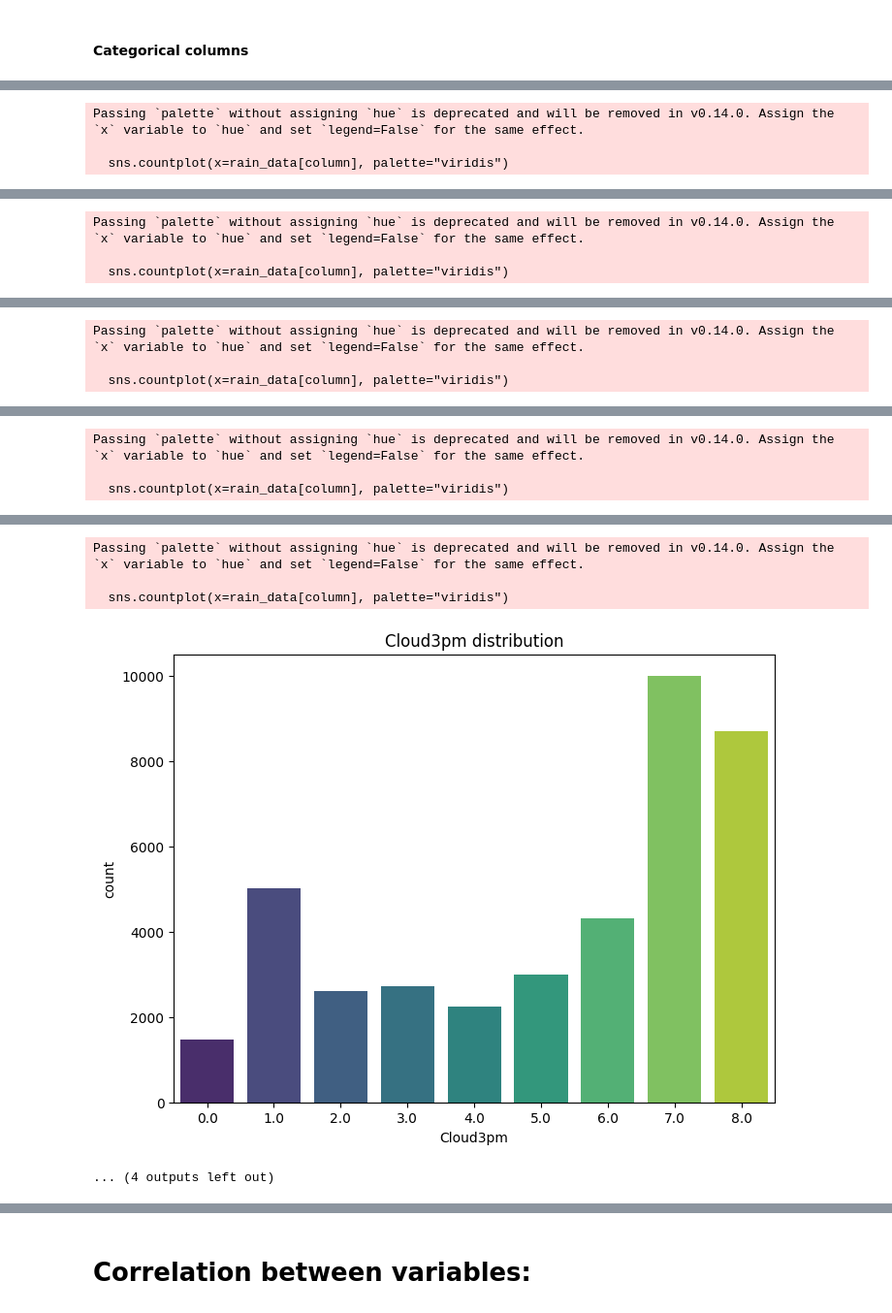
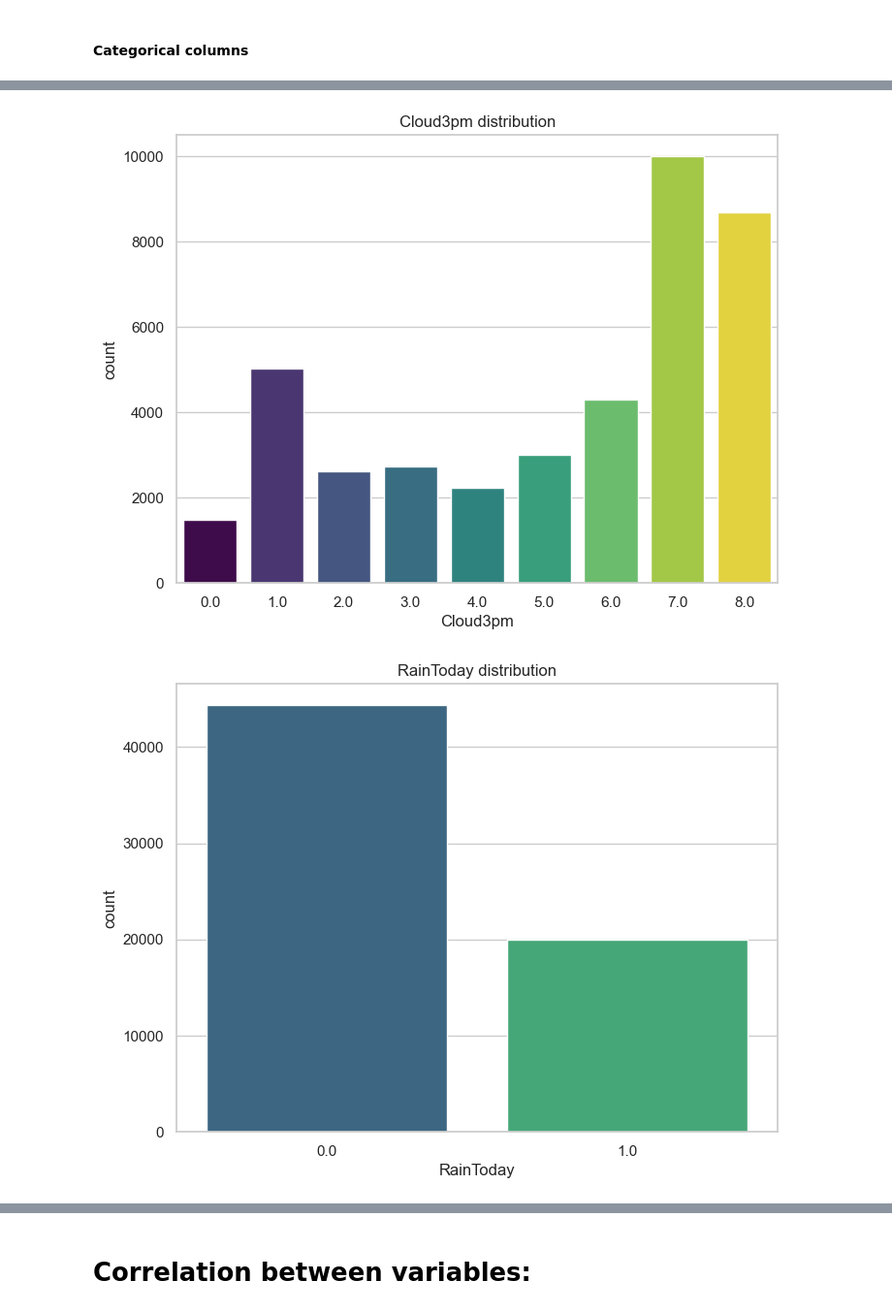
Before and after one commit to rogerbaiges/MLP-Model-Improvement-Project, a Jupyter notebook: src/MLP-improvement.ipynb, the cells around one changed output, grey strips where cells are left out. Shown at 97% size. Saved outputs shown, nothing was run; the diff lists cells and outputs as text; code cells hidden in the pictures.

```diff
--- a/src/MLP-improvement.ipynb
+++ b/src/MLP-improvement.ipynb
@@ -104,16 +104,6 @@ rain_data['Pressure_difference'] = rain_data['Pressure9am'] - rain_data['Pressur
 # Create 'WindSpeed_difference' - difference between morning and afternoon wind speed
 rain_data['WindSpeed_difference'] = rain_data['WindSpeed9am'] - rain_data['WindSpeed3pm']
 
-"""# Create 'TotalSunshine' - potential sunshine duration up to the observed moment
-# Assuming that 'Sunshine' is the observed sunshine and we need to consider days without observation
-rain_data['TotalSunshine'] = rain_data['Sunshine'].fillna(0) * (rain_data['DayOfYear'] / 365)
-
-# Create 'DayOfYear' from 'Month', 'Day', 'Year' to calculate 'TotalSunshine'
-rain_data['DayOfYear'] = pd.to_datetime(rain_data[['Year', 'Month', 'Day']]).dt.dayofyear"""
-
-"""# Create 'IsRainyDay' - binary variable if it rained today
-rain_data['IsRainyDay'] = (rain_data['Rainfall'] > 0).astype(int)"""
-
 # Add a print statement to show the shape of the DataFrame and the newly added columns
 print("Shape of the data:", rain_data.shape)
 print("Newly added columns:", [col for col in rain_data.columns if 'difference' in col or 'TotalSunshine' in col or 'IsRainyDay' in col])
@@ -206,7 +196,7 @@ categorical_columns = categorical_columns.append(pd.Index(['Cloud9am', 'Cloud3pm
 
 for column in categorical_columns:
     plt.figure(figsize=(8, 6))
-    sns.countplot(x=rain_data[column], palette="viridis")
+    sns.countplot(data=rain_data, x=column, hue=column, palette="viridis", legend=False)
     plt.title(f'{column} distribution')
     if column == 'Location':
         plt.xticks(rotation=90)
@@ -219,3 +205,0 @@ Passing `palette` without assigning `hue` is deprecated and will be removed in v
-Passing `palette` without assigning `hue` is deprecated and will be removed in v0.14.0. Assign the `x` variable to `hue` and set `legend=False` for the same effect.
-
-  sns.countplot(x=rain_data[column], palette="viridis")
@@ -223,3 +206,0 @@ Passing `palette` without assigning `hue` is deprecated and will be removed in v
-Passing `palette` without assigning `hue` is deprecated and will be removed in v0.14.0. Assign the `x` variable to `hue` and set `legend=False` for the same effect.
-
-  sns.countplot(x=rain_data[column], palette="viridis")
@@ -227,3 +207,0 @@ Passing `palette` without assigning `hue` is deprecated and will be removed in v
-Passing `palette` without assigning `hue` is deprecated and will be removed in v0.14.0. Assign the `x` variable to `hue` and set `legend=False` for the same effect.
-
-  sns.countplot(x=rain_data[column], palette="viridis")
@@ -231,3 +208,0 @@ Passing `palette` without assigning `hue` is deprecated and will be removed in v
-Passing `palette` without assigning `hue` is deprecated and will be removed in v0.14.0. Assign the `x` variable to `hue` and set `legend=False` for the same effect.
-
-  sns.countplot(x=rain_data[column], palette="viridis")
@@ -235,5 +210,2 @@ Passing `palette` without assigning `hue` is deprecated and will be removed in v
-Passing `palette` without assigning `hue` is deprecated and will be removed in v0.14.0. Assign the `x` variable to `hue` and set `legend=False` for the same effect.
-
-  sns.countplot(x=rain_data[column], palette="viridis")
-[figure, old version]
+[figure, new version]
-... (4 outputs left out)
+[figure, added]
```
Also changed, not shown: parts of 23 cells of this notebook, 9 other files.
